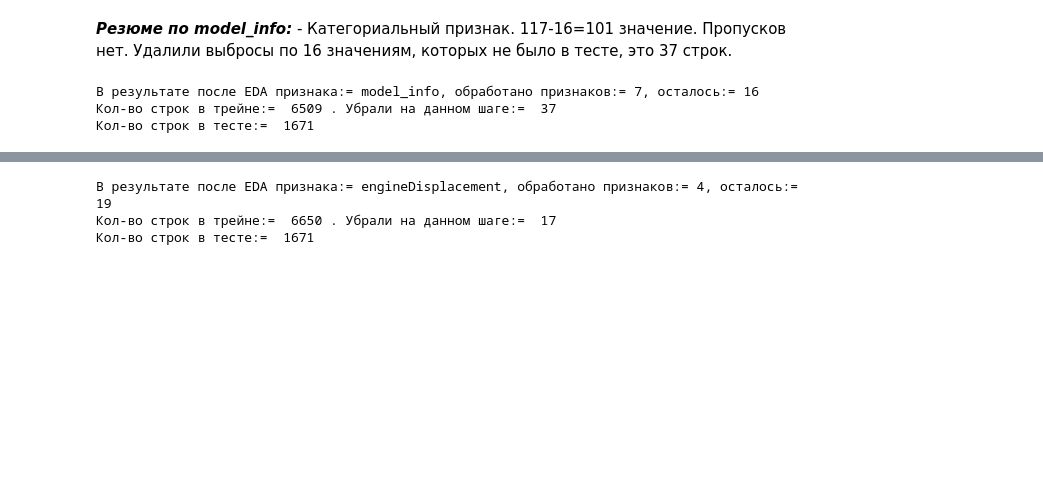
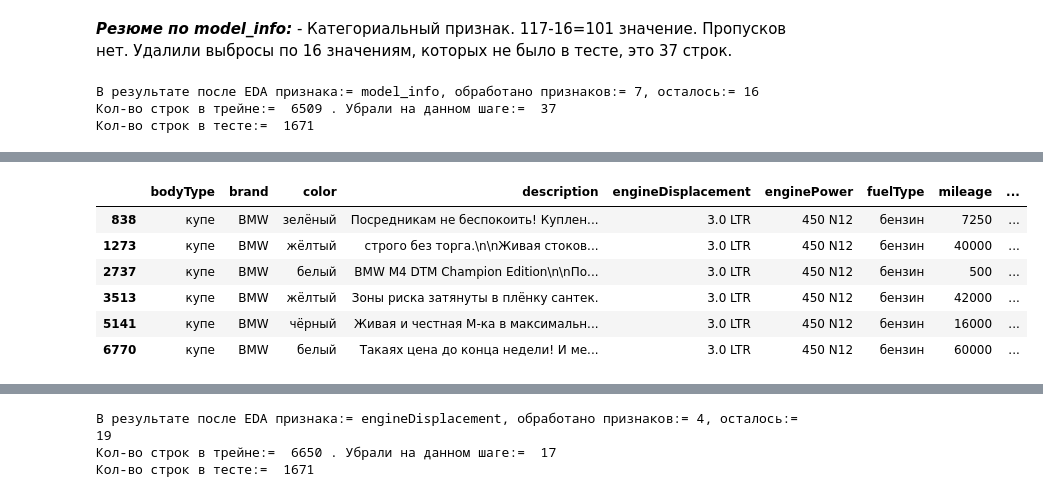
Before and after one commit to alex-sokolov2011/pet-projects, a Jupyter notebook: module_8/kaggle_rds8_Car_Price_prediction_Part2_Sokolov_EDA.ipynb, the cells around one changed output, grey strips where cells are left out. Drawn from its saved outputs; the diff is of its cells as text; code cells hidden in the pictures; blank space fills up the shorter version.

```diff
--- a/module_8/kaggle_rds8_Car_Price_prediction_Part2_Sokolov_EDA.ipynb
+++ b/module_8/kaggle_rds8_Car_Price_prediction_Part2_Sokolov_EDA.ipynb
@@ -792,0 +835,9 @@ old_len_train, EDA_done_cols = utils.result_EDA_feature('model_info', df[df['Tra
+# %%
+# видно что признак name является комбинацией признаков engineDisplacement2, vehicleTransmission, enginePower2, Привод
+# но по брендам BMW и MERCEDES перед значением объёма двигателя идет название марки,
+# а у MERCEDES после объема двигателя идет символ (например по индексу 8349 символ d)
+# давайте прежде мы его кастрируем до названия модели авто более внимательно посмотрим на него в разрезе брендов
+temp_df_BMW = df[df['brand']=='BMW']
+temp_df_MERCEDES = df[df['brand']=='MERCEDES']
+temp_df_AUDI = df[df['brand']=='AUDI']
+temp_df_BMW[['brand', 'name', 'engineDisplacement2', 'fuelType', 'vehicleTransmission', 'enginePower2', 'Привод']].head()
@@ -792,0 +886,11 @@ old_len_train, EDA_done_cols = utils.result_EDA_feature('model_info', df[df['Tra
+# %%
+# кроме слова xDrive обнаружилось слова Package, Pack, sDrive, посмотрим на них
+temp_df_BMW[temp_df_BMW.name.str.contains('Package')]
+# %% [output]
+|  | bodyType | brand | color | description | engineDisplacement | enginePower | fuelType | mileage | ... |
+| 838 | купе | BMW | зелёный | Посредникам не беспокоить! Куплен... | 3.0 LTR | 450 N12 | бензин | 7250 | ... |
+| 1273 | купе | BMW | жёлтый | строго без торга.\n\nЖивая стоков... | 3.0 LTR | 450 N12 | бензин | 40000 | ... |
+| 2737 | купе | BMW | белый | BMW M4 DTM Champion Edition\n\nПо... | 3.0 LTR | 450 N12 | бензин | 500 | ... |
+| 3513 | купе | BMW | жёлтый | Зоны риска затянуты в плёнку сантек. | 3.0 LTR | 450 N12 | бензин | 42000 | ... |
+| 5141 | купе | BMW | чёрный | Живая и честная М-ка в максимальн... | 3.0 LTR | 450 N12 | бензин | 16000 | ... |
+| 6770 | купе | BMW | белый | Такаях цена до конца недели! И ме... | 3.0 LTR | 450 N12 | бензин | 60000 | ... |
```
Also changed, not shown: parts of 36 cells of this notebook.
